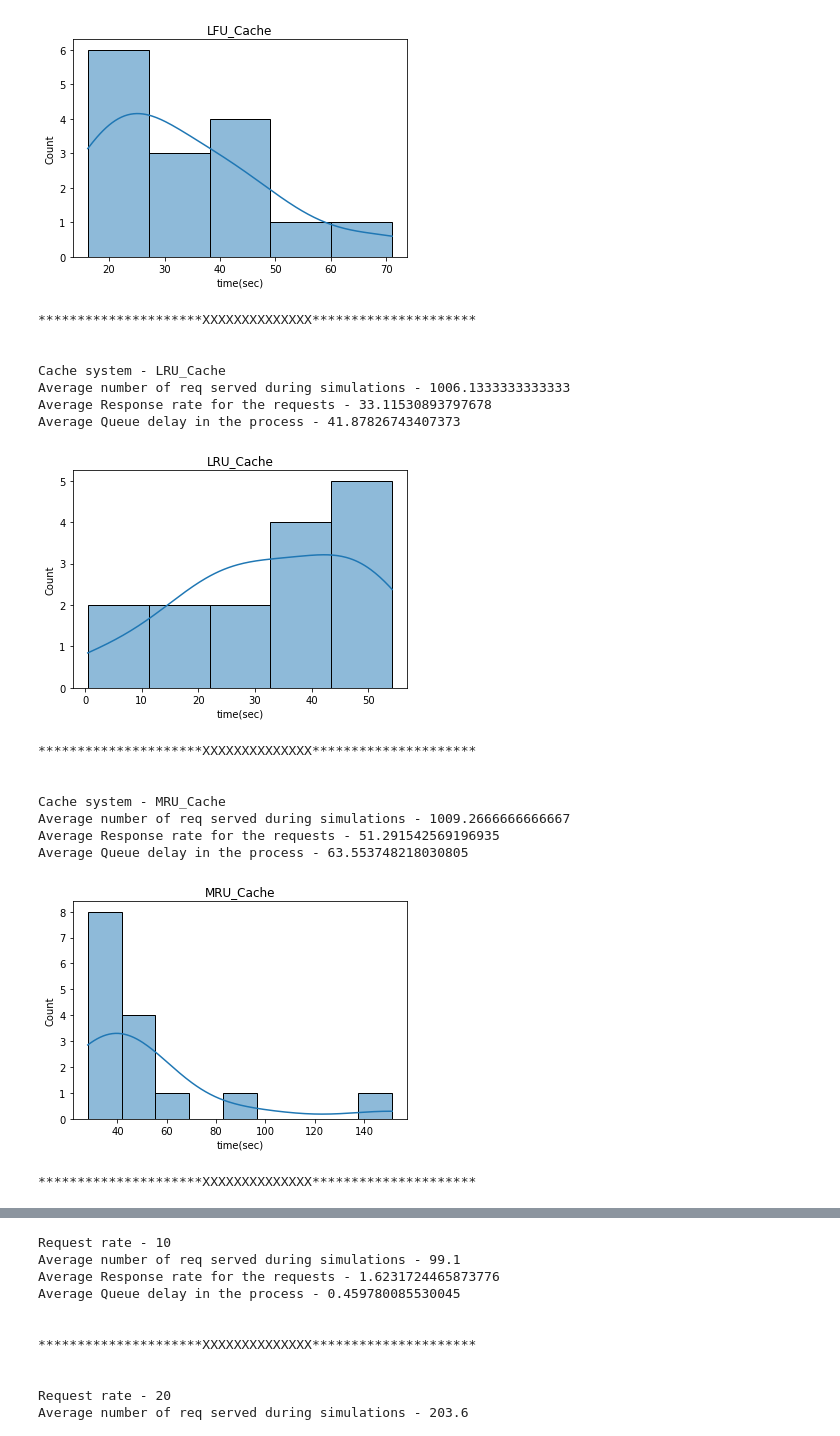
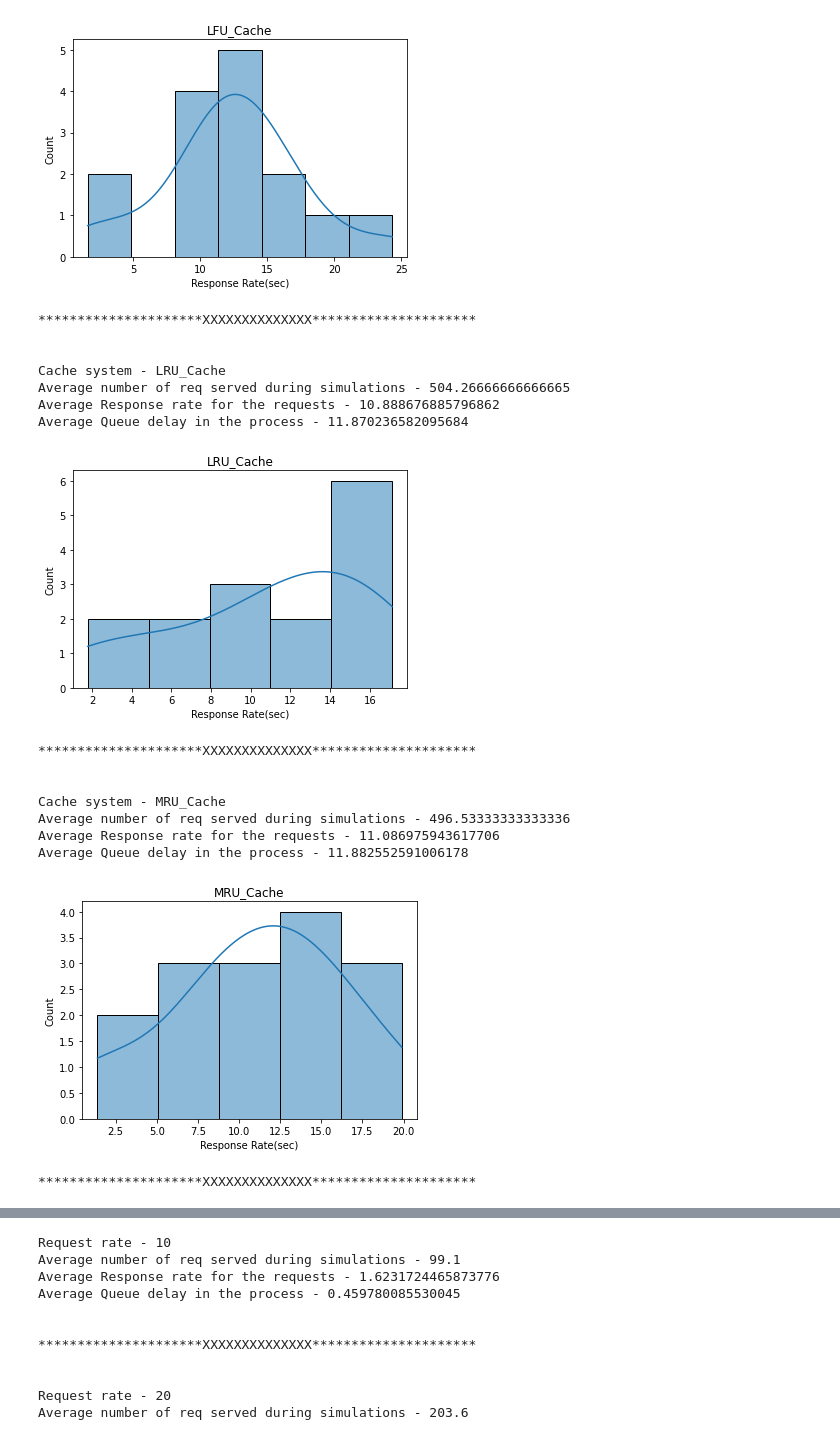
Before and after one commit to Sumeet2807/Cache-Simulator, a Jupyter notebook: simulator.ipynb, the cells around one changed output, grey strips where cells are left out. Drawn from its saved outputs; the diff is of its cells as text; code cells hidden in the pictures.

```diff
--- a/simulator.ipynb
+++ b/simulator.ipynb
@@ -19,7 +19,7 @@ LOGNORMAL_PROCESS_ARRIVE_AT_QUEUE_SIGMA = 0.4
 TOTAL_NO_OF_FILES = 10000
 INSTITUTIONAL_BANDWIDTH = 1000
 ACCESS_LINK_BANDWIDTH = 25
-TOTAL_TIME_TO_RUN = 10
+TOTAL_TIME_TO_RUN = 5
 CACHE_CAPACITY = 500
 CACHE_MAX_ALLOWED_FILE_SIZE = 200
 SIMULATOR_ITERATIONS = 15
@@ -33,15 +33,25 @@ for cache_type in cache_types:
     for iteration in range(SIMULATOR_ITERATIONS):
 
         # initialize simulator environment
-        files = Files(PARETO_PROCESS_FILE_POPULARITY_A,PARETO_PROCESS_FILE_POPULARITY_M,PARETO_PROCESS_NEW_FILE_SIZE_A,PARETO_PROCESS_NEW_FILE_SIZE_M,)
-        cache = cache_type(files,capacity=CACHE_CAPACITY,max_file_size=CACHE_MAX_ALLOWED_FILE_SIZE)
-        # cache = Cache(files)
 
-        sim = Simulator_Env(files,cache)
+        sim = Simulator_Env(cache_type = cache_type,
+                 cache_capacity=CACHE_CAPACITY,
+                 cache_max_allowed_file_size=CACHE_MAX_ALLOWED_FILE_SIZE,
+                 cache_init_files=[],
+                 total_files = TOTAL_NO_OF_FILES,
+                 poisson_req_rate=POISSON_PROCESS_NEW_REQUESTS_LAMBDA,
+                 pareto_popularity_a = PARETO_PROCESS_FILE_POPULARITY_A,
+                 pareto_popularity_m = PARETO_PROCESS_FILE_POPULARITY_M,
+                 pareto_size_a=PARETO_PROCESS_NEW_FILE_SIZE_A,
+                 pareto_size_m=PARETO_PROCESS_NEW_FILE_SIZE_M,
+                 lognormal_mean=LOGNORMAL_PROCESS_ARRIVE_AT_QUEUE_MEAN,
+                 lognormal_sigma=LOGNORMAL_PROCESS_ARRIVE_AT_QUEUE_SIGMA,
+                 access_link=ACCESS_LINK_BANDWIDTH,
+                 institutional_bandwidth=INSTITUTIONAL_BANDWIDTH)
 
         #initialize new req events to be processed at every second
         for i in range(TOTAL_TIME_TO_RUN):
-            E_get_new_reqs(sim,i,requestrate=POISSON_PROCESS_NEW_REQUESTS_LAMBDA)
+            E_get_new_reqs(sim,i,requestrate=sim.req_rate)
 
 
         #Main simulator loop
@@ -55,13 +65,13 @@ for cache_type in cache_types:
         queue_delays.append(np.mean(sim.queue_delays))
         req_served.append(sim.req_count)
 
-    print("Cache system - " + cache.__class__.__name__)
+    print("Cache system - " + sim.cache.__class__.__name__)
     print('Average number of req served during simulations - ' + str(np.mean(req_served)))
     print('Average Response rate for the requests - ' + str(np.mean(total_times)))
     print('Average Queue delay in the process - ' + str(np.mean(queue_delays)))
     p = sns.histplot(data=total_times,kde=True)
     p.set_xlabel('Response Rate(sec)')
-    p.set_title(cache.__class__.__name__)
+    p.set_title(sim.cache.__class__.__name__)
     # p.set_xlim(0,10)
 
     plt.show()
@@ -84,20 +94,20 @@ Average Queue delay in the process - 43.12729306623897
-[figure, old version]
+[figure, new version]
 *********************XXXXXXXXXXXXXX*********************
 
 
 Cache system - LRU_Cache
-Average number of req served during simulations - 1006.1333333333333
-Average Response rate for the requests - 33.11530893797678
-Average Queue delay in the process - 41.87826743407373
+Average number of req served during simulations - 504.26666666666665
+Average Response rate for the requests - 10.888676885796862
+Average Queue delay in the process - 11.870236582095684
-[figure, old version]
+[figure, new version]
 *********************XXXXXXXXXXXXXX*********************
 
 
 Cache system - MRU_Cache
-Average number of req served during simulations - 1009.2666666666667
-Average Response rate for the requests - 51.291542569196935
-Average Queue delay in the process - 63.553748218030805
+Average number of req served during simulations - 496.53333333333336
+Average Response rate for the requests - 11.086975943617706
+Average Queue delay in the process - 11.882552591006178
-[figure, old version]
+[figure, new version]
 *********************XXXXXXXXXXXXXX*********************
 # %%
 #Cache size experiments for LFU
```
Also changed, not shown: parts of 5 cells of this notebook, 3 other files.
